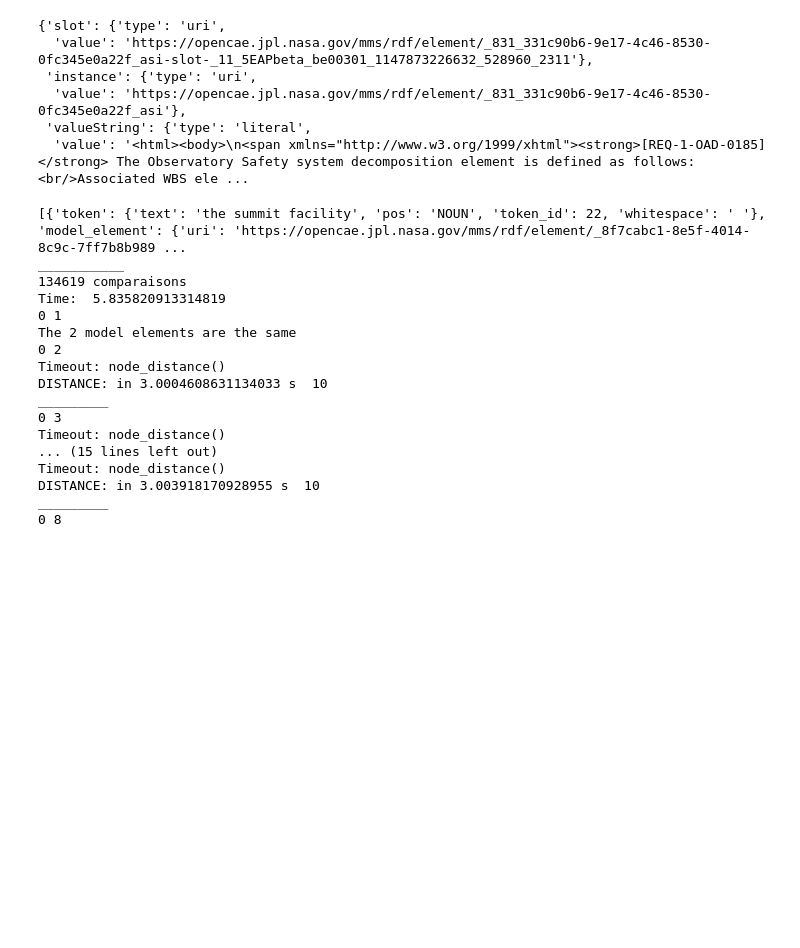
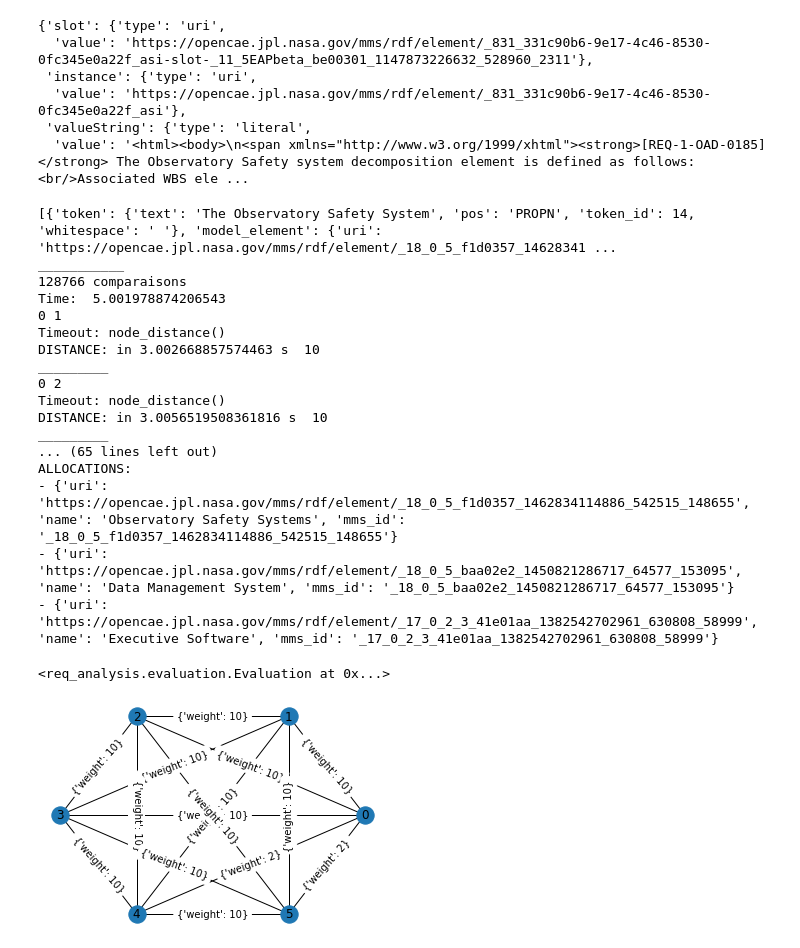
Before and after one commit to Open-MBEE/mms-autocref, a Jupyter notebook: 02_custom_inspector.ipynb, the cells around one changed output. Drawn from its saved outputs; the diff is of its cells as text; code cells hidden in the pictures; blank space fills up the shorter version.

```diff
--- a/02_custom_inspector.ipynb
+++ b/02_custom_inspector.ipynb
@@ -89,22 +100,24 @@ req_evaluator.get_requirement_by_id(req_id)
  'valueString': {'type': 'literal',
   'value': '<html><body>\n<span xmlns="http://www.w3.org/1999/xhtml"><strong>[REQ-1-OAD-0185]</strong> The Observatory Safety system decomposition element is defined as follows:<br/>Associated WBS ele ...
 # %%
-req_evaluator.evaluate_req_by_id(g, req_id, ref_targets, remove_stopwords=True, pprint=True)
+req_evaluator.evaluate_req_by_id(g, req_id, ref_targets, remove_stopwords=False, pprint=True)
 # %% [output]
-[{'token': {'text': 'the summit facility', 'pos': 'NOUN', 'token_id': 22, 'whitespace': ' '}, 'model_element': {'uri': 'https://opencae.jpl.nasa.gov/mms/rdf/element/_8f7cabc1-8e5f-4014-8c9c-7ff7b8b989 ...
+[{'token': {'text': 'The Observatory Safety System', 'pos': 'PROPN', 'token_id': 14, 'whitespace': ' '}, 'model_element': {'uri': 'https://opencae.jpl.nasa.gov/mms/rdf/element/_18_0_5_f1d0357_14628341 ...
 ___________
-134619 comparaisons
-Time:  5.835820913314819
+128766 comparaisons
+Time:  5.001978874206543
 0 1
-The 2 model elements are the same
+Timeout: node_distance()
+DISTANCE: in 3.002668857574463 s  10
+_________
 0 2
 Timeout: node_distance()
-DISTANCE: in 3.0004608631134033 s  10
+DISTANCE: in 3.0056519508361816 s  10
 _________
-0 3
-Timeout: node_distance()
-... (15 lines left out)
-Timeout: node_distance()
-DISTANCE: in 3.003918170928955 s  10
-_________
-0 8
+... (65 lines left out)
+ALLOCATIONS:
+- {'uri': 'https://opencae.jpl.nasa.gov/mms/rdf/element/_18_0_5_f1d0357_1462834114886_542515_148655', 'name': 'Observatory Safety Systems', 'mms_id': '_18_0_5_f1d0357_1462834114886_542515_148655'}
+- {'uri': 'https://opencae.jpl.nasa.gov/mms/rdf/element/_18_0_5_baa02e2_1450821286717_64577_153095', 'name': 'Data Management System', 'mms_id': '_18_0_5_baa02e2_1450821286717_64577_153095'}
+- {'uri': 'https://opencae.jpl.nasa.gov/mms/rdf/element/_17_0_2_3_41e01aa_1382542702961_630808_58999', 'name': 'Executive Software', 'mms_id': '_17_0_2_3_41e01aa_1382542702961_630808_58999'}
+<req_analysis.evaluation.Evaluation at 0x...>
+[figure, added]
```
Also changed, not shown: parts of 4 cells of this notebook.
